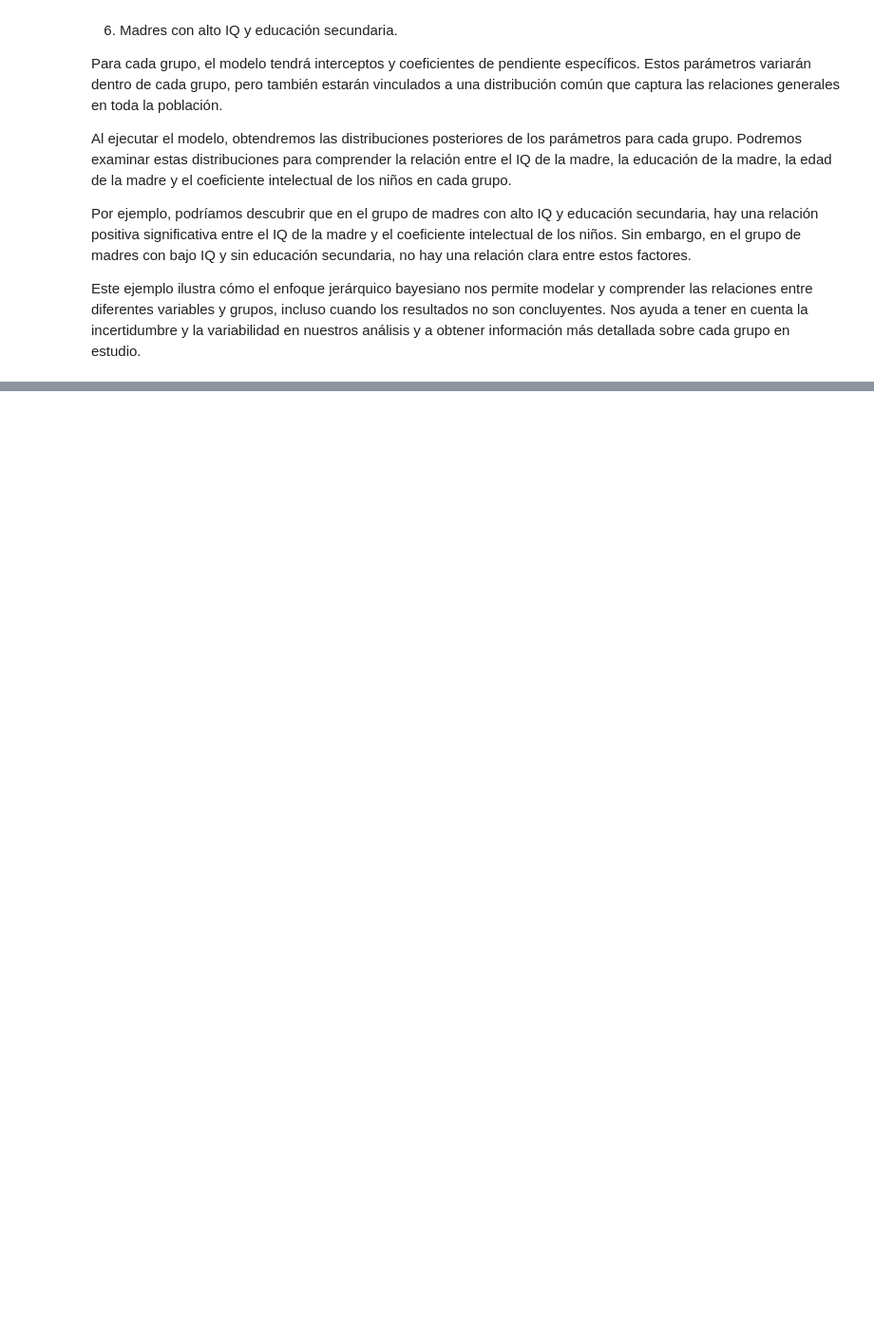
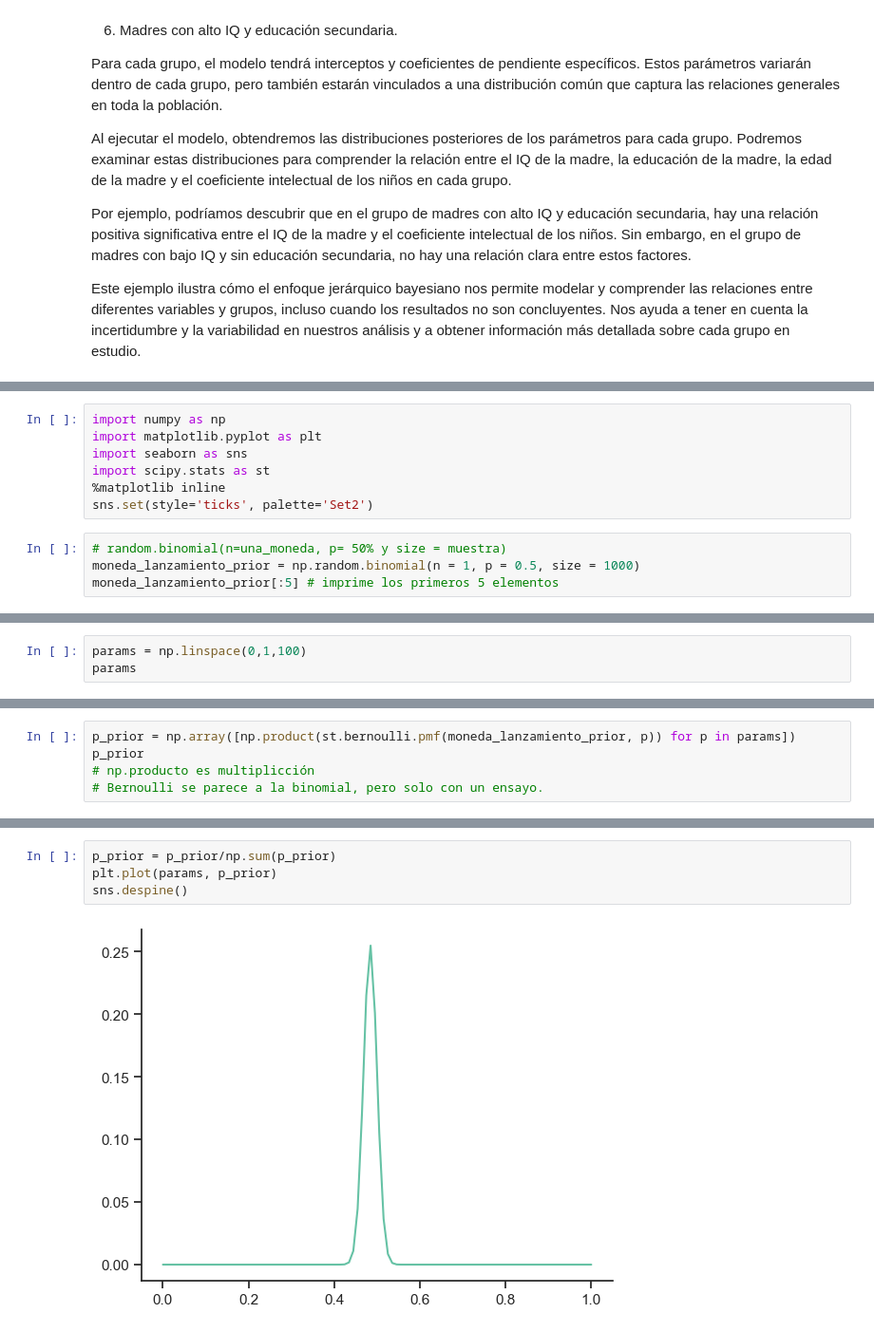
Before and after one commit to onavarrete04/Introduccion-Ciencia-Datos, a Jupyter notebook: 2023_modelos_estadísticos_datos.ipynb, the cells around one changed output, grey strips where cells are left out. Shown at 95% size. Drawn from its saved outputs; the diff is of its cells as text; blank space fills up the shorter version.

```diff
--- a/2023_modelos_estadísticos_datos.ipynb
+++ b/2023_modelos_estadísticos_datos.ipynb
@@ -3008,0 +3035,11 @@ Este ejemplo ilustra cómo el enfoque jerárquico bayesiano nos permite modelar
+# %%
+import numpy as np
+import matplotlib.pyplot as plt
+import seaborn as sns
+import scipy.stats as st
+%matplotlib inline
+sns.set(style='ticks', palette='Set2')
+# %%
+# random.binomial(n=una_moneda, p= 50% y size = muestra)
+moneda_lanzamiento_prior = np.random.binomial(n = 1, p = 0.5, size = 1000)
+moneda_lanzamiento_prior[:5] # imprime los primeros 5 elementos
@@ -3008,0 +3048,3 @@ Este ejemplo ilustra cómo el enfoque jerárquico bayesiano nos permite modelar
+# %%
+params = np.linspace(0,1,100)
+params
@@ -3008,0 +3083,5 @@ Este ejemplo ilustra cómo el enfoque jerárquico bayesiano nos permite modelar
+# %%
+p_prior = np.array([np.product(st.bernoulli.pmf(moneda_lanzamiento_prior, p)) for p in params])
+p_prior
+# np.producto es multiplicción
+# Bernoulli se parece a la binomial, pero solo con un ensayo.
@@ -3008,0 +3106,6 @@ Este ejemplo ilustra cómo el enfoque jerárquico bayesiano nos permite modelar
+# %%
+p_prior = p_prior/np.sum(p_prior)
+plt.plot(params, p_prior)
+sns.despine()
+# %% [output]
+[figure, added]
```
Also changed, not shown: parts of 13 cells of this notebook.
